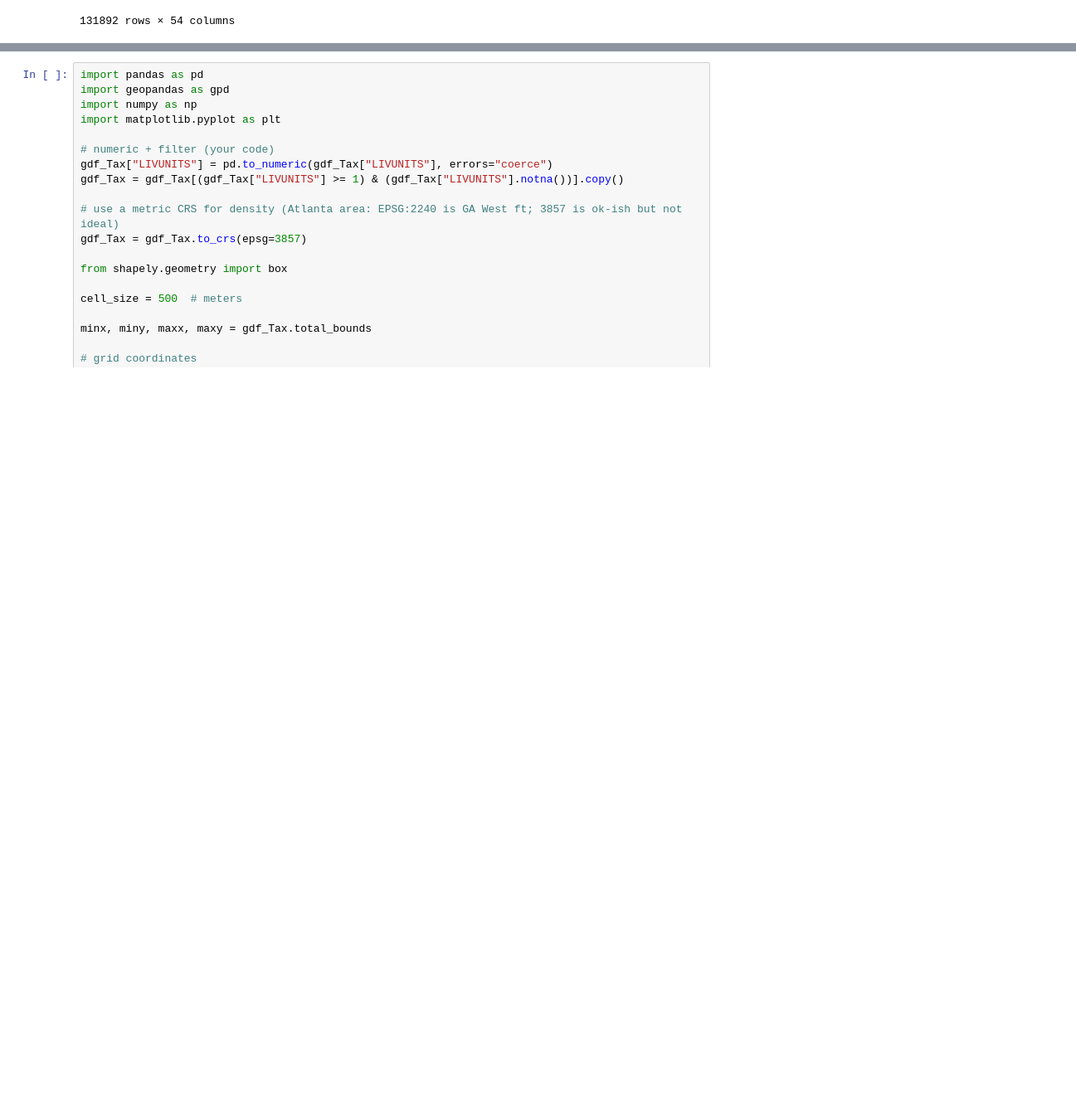
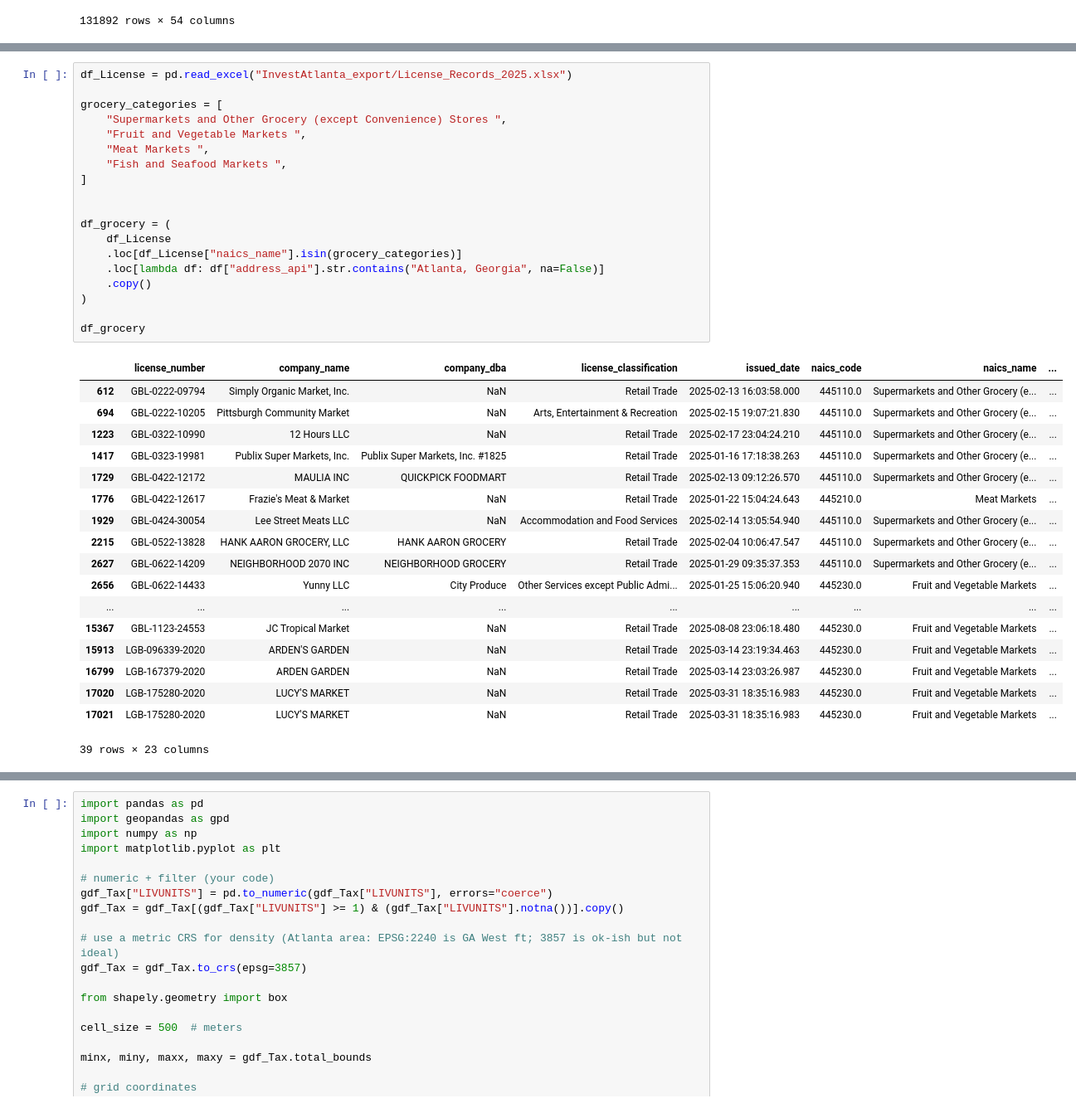
Before and after one commit to UhanWu/Invest-Atlanta, a Jupyter notebook: analysis-1.ipynb, the cells around one changed output, grey strips where cells are left out. Shown at 83% size. Saved outputs shown, nothing was run; the diff lists cells and outputs as text; blank space fills up the shorter version.

```diff
--- a/analysis-1.ipynb
+++ b/analysis-1.ipynb
@@ -130,0 +154,38 @@ gdf_Tax
+# %%
+df_License = pd.read_excel("InvestAtlanta_export/License_Records_2025.xlsx")
+
+grocery_categories = [
+    "Supermarkets and Other Grocery (except Convenience) Stores ",
+    "Fruit and Vegetable Markets ",
+    "Meat Markets ",
+    "Fish and Seafood Markets ",
+]
+
+
+df_grocery = (
+    df_License
+    .loc[df_License["naics_name"].isin(grocery_categories)]
+    .loc[lambda df: df["address_api"].str.contains("Atlanta, Georgia", na=False)]
+    .copy()
+)
+
+df_grocery
+# %% [output]
+|  | license_number | company_name | company_dba | license_classification | issued_date | naics_code | naics_name | ... |
+| 612 | GBL-0222-09794 | Simply Organic Market, Inc. | NaN | Retail Trade | 2025-02-13 16:03:58.000 | 445110.0 | Supermarkets and Other Grocery (e... | ... |
+| 694 | GBL-0222-10205 | Pittsburgh Community Market | NaN | Arts, Entertainment & Recreation | 2025-02-15 19:07:21.830 | 445110.0 | Supermarkets and Other Grocery (e... | ... |
+| 1223 | GBL-0322-10990 | 12 Hours LLC | NaN | Retail Trade | 2025-02-17 23:04:24.210 | 445110.0 | Supermarkets and Other Grocery (e... | ... |
+| 1417 | GBL-0323-19981 | Publix Super Markets, Inc. | Publix Super Markets, Inc. #1825 | Retail Trade | 2025-01-16 17:18:38.263 | 445110.0 | Supermarkets and Other Grocery (e... | ... |
+| 1729 | GBL-0422-12172 | MAULIA INC | QUICKPICK FOODMART | Retail Trade | 2025-02-13 09:12:26.570 | 445110.0 | Supermarkets and Other Grocery (e... | ... |
+| 1776 | GBL-0422-12617 | Frazie's Meat & Market | NaN | Retail Trade | 2025-01-22 15:04:24.643 | 445210.0 | Meat Markets | ... |
+| 1929 | GBL-0424-30054 | Lee Street Meats LLC | NaN | Accommodation and Food Services | 2025-02-14 13:05:54.940 | 445110.0 | Supermarkets and Other Grocery (e... | ... |
+| 2215 | GBL-0522-13828 | HANK AARON GROCERY, LLC | HANK AARON GROCERY | Retail Trade | 2025-02-04 10:06:47.547 | 445110.0 | Supermarkets and Other Grocery (e... | ... |
+| 2627 | GBL-0622-14209 | NEIGHBORHOOD 2070 INC | NEIGHBORHOOD GROCERY | Retail Trade | 2025-01-29 09:35:37.353 | 445110.0 | Supermarkets and Other Grocery (e... | ... |
+| 2656 | GBL-0622-14433 | Yunny LLC | City Produce | Other Services except Public Admi... | 2025-01-25 15:06:20.940 | 445230.0 | Fruit and Vegetable Markets | ... |
+| ... | ... | ... | ... | ... | ... | ... | ... | ... |
+| 15367 | GBL-1123-24553 | JC Tropical Market | NaN | Retail Trade | 2025-08-08 23:06:18.480 | 445230.0 | Fruit and Vegetable Markets | ... |
+| 15913 | LGB-096339-2020 | ARDEN'S GARDEN | NaN | Retail Trade | 2025-03-14 23:19:34.463 | 445230.0 | Fruit and Vegetable Markets | ... |
+| 16799 | LGB-167379-2020 | ARDEN GARDEN | NaN | Retail Trade | 2025-03-14 23:03:26.987 | 445230.0 | Fruit and Vegetable Markets | ... |
+| 17020 | LGB-175280-2020 | LUCY'S MARKET | NaN | Retail Trade | 2025-03-31 18:35:16.983 | 445230.0 | Fruit and Vegetable Markets | ... |
+| 17021 | LGB-175280-2020 | LUCY'S MARKET | NaN | Retail Trade | 2025-03-31 18:35:16.983 | 445230.0 | Fruit and Vegetable Markets | ... |
+39 rows × 23 columns
```
Also changed, not shown: parts of 4 cells of this notebook.
